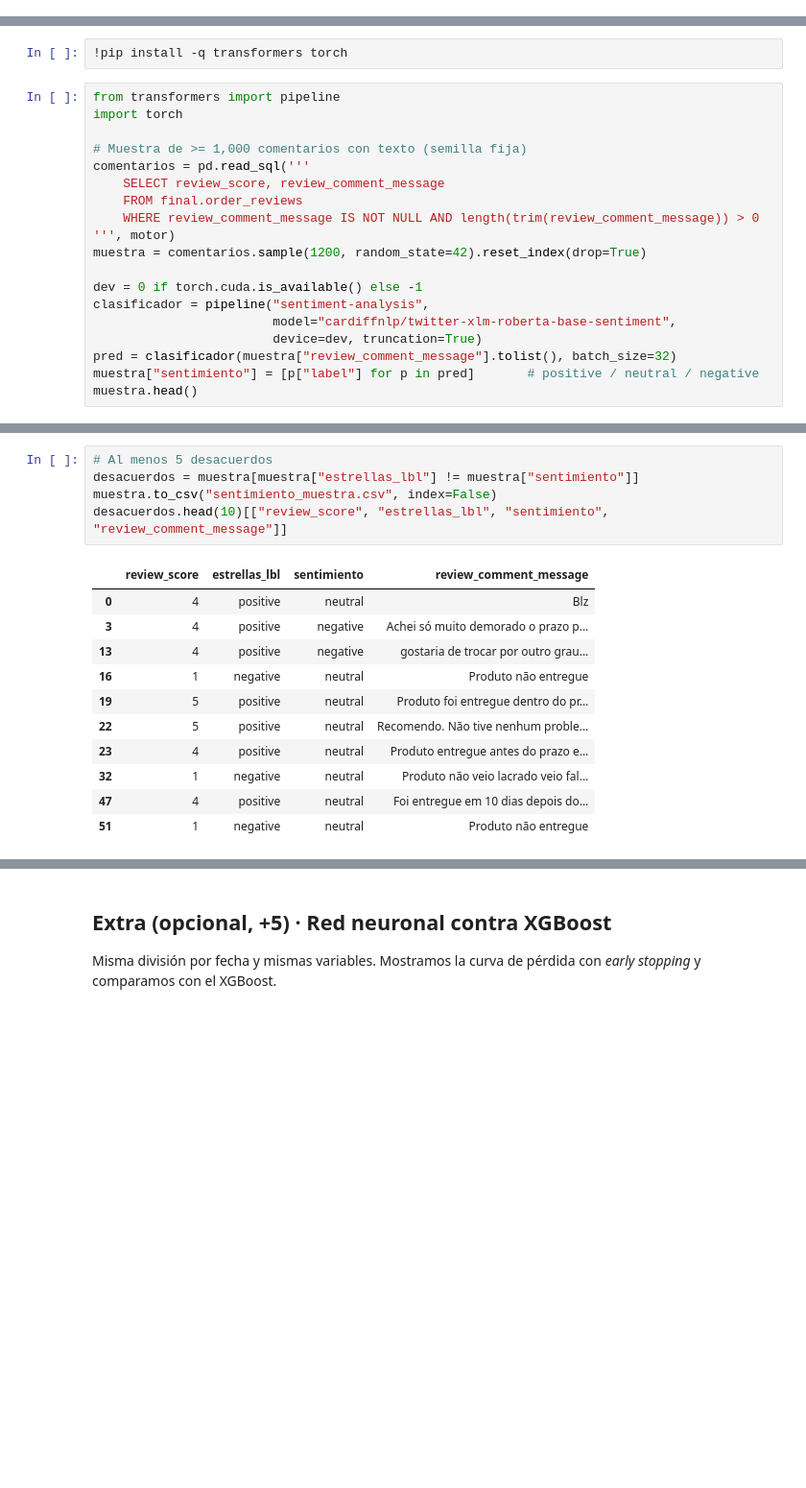
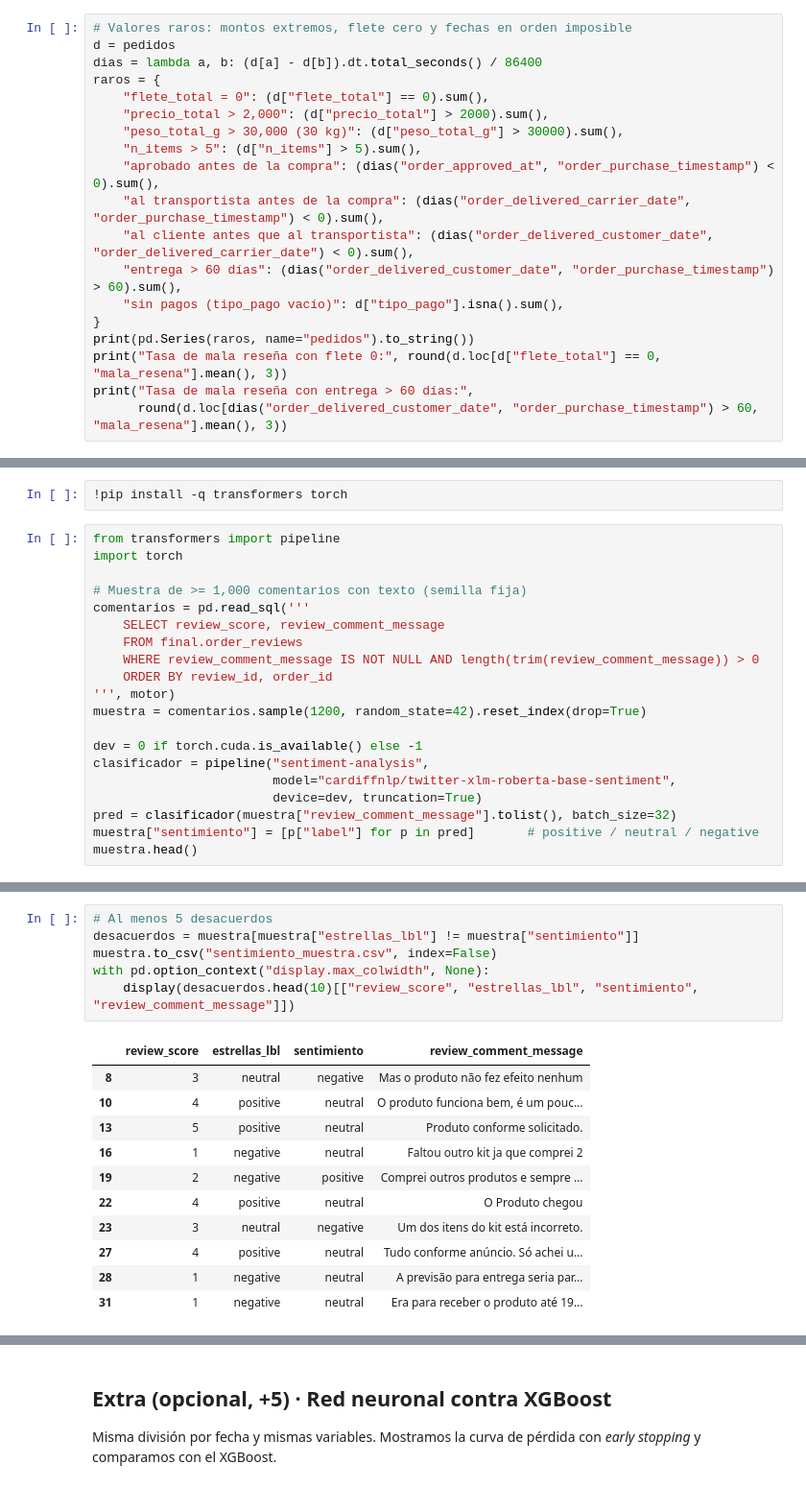
Before and after one commit to javierandino1765/olist, a Jupyter notebook: Proyecto_Final.ipynb, the cells around one changed output, grey strips where cells are left out. Shown at 96% size. Saved outputs shown, nothing was run; the diff lists cells and outputs as text; blank space fills up the shorter version.

```diff
--- a/Proyecto_Final.ipynb
+++ b/Proyecto_Final.ipynb
@@ -171,3 +174,22 @@ categoria                       1263
 | 50% | 1.00 | 1.00 | 86.90 | 16.79 | 800.00 | 2.00 | 2.00 | ... |
 | 75% | 1.00 | 1.00 | 149.90 | 23.70 | 2150.00 | 3.00 | 4.00 | ... |
 | max | 21.00 | 5.00 | 13440.00 | 1002.29 | 184400.00 | 20.00 | 24.00 | ... |
+# %%
+# Valores raros: montos extremos, flete cero y fechas en orden imposible
+d = pedidos
+dias = lambda a, b: (d[a] - d[b]).dt.total_seconds() / 86400
+raros = {
+    "flete_total = 0": (d["flete_total"] == 0).sum(),
+    "precio_total > 2,000": (d["precio_total"] > 2000).sum(),
+    "peso_total_g > 30,000 (30 kg)": (d["peso_total_g"] > 30000).sum(),
+    "n_items > 5": (d["n_items"] > 5).sum(),
+    "aprobado antes de la compra": (dias("order_approved_at", "order_purchase_timestamp") < 0).sum(),
+    "al transportista antes de la compra": (dias("order_delivered_carrier_date", "order_purchase_timestamp") < 0).sum(),
+    "al cliente antes que al transportista": (dias("order_delivered_customer_date", "order_delivered_carrier_date") < 0).sum(),
+    "entrega > 60 días": (dias("order_delivered_customer_date", "order_purchase_timestamp") > 60).sum(),
+    "sin pagos (tipo_pago vacío)": d["tipo_pago"].isna().sum(),
+}
+print(pd.Series(raros, name="pedidos").to_string())
+print("Tasa de mala reseña con flete 0:", round(d.loc[d["flete_total"] == 0, "mala_resena"].mean(), 3))
+print("Tasa de mala reseña con entrega > 60 días:",
+      round(d.loc[dias("order_delivered_customer_date", "order_purchase_timestamp") > 60, "mala_resena"].mean(), 3))
@@ -559,6 +645,7 @@ comentarios = pd.read_sql('''
     SELECT review_score, review_comment_message
     FROM final.order_reviews
     WHERE review_comment_message IS NOT NULL AND length(trim(review_comment_message)) > 0
+    ORDER BY review_id, order_id
 ''', motor)
 muestra = comentarios.sample(1200, random_state=42).reset_index(drop=True)
 
@@ -601,20 +685,21 @@ Coincidencia sentimiento vs estrellas: 70.7 %
 # %%
 # Al menos 5 desacuerdos
 desacuerdos = muestra[muestra["estrellas_lbl"] != muestra["sentimiento"]]
 muestra.to_csv("sentimiento_muestra.csv", index=False)
-desacuerdos.head(10)[["review_score", "estrellas_lbl", "sentimiento", "review_comment_message"]]
+with pd.option_context("display.max_colwidth", None):
+    display(desacuerdos.head(10)[["review_score", "estrellas_lbl", "sentimiento", "review_comment_message"]])
 # %% [output]
 |  | review_score | estrellas_lbl | sentimiento | review_comment_message |
-| 0 | 4 | positive | neutral | Blz |
-| 3 | 4 | positive | negative | Achei só muito demorado o prazo p... |
-| 13 | 4 | positive | negative | gostaria de trocar por outro grau... |
-| 16 | 1 | negative | neutral | Produto não entregue |
-| 19 | 5 | positive | neutral | Produto foi entregue dentro do pr... |
-| 22 | 5 | positive | neutral | Recomendo. Não tive nenhum proble... |
-| 23 | 4 | positive | neutral | Produto entregue antes do prazo e... |
-| 32 | 1 | negative | neutral | Produto não veio lacrado veio fal... |
-| 47 | 4 | positive | neutral | Foi entregue em 10 dias depois do... |
-| 51 | 1 | negative | neutral | Produto não entregue |
+| 8 | 3 | neutral | negative | Mas o produto não fez efeito nenhum |
+| 10 | 4 | positive | neutral | O produto funciona bem, é um pouc... |
+| 13 | 5 | positive | neutral | Produto conforme solicitado. |
+| 16 | 1 | negative | neutral | Faltou outro kit ja que comprei 2 |
+| 19 | 2 | negative | positive | Comprei outros produtos e sempre ... |
+| 22 | 4 | positive | neutral | O Produto chegou |
+| 23 | 3 | neutral | negative | Um dos itens do kit está incorreto. |
+| 27 | 4 | positive | neutral | Tudo conforme anúncio. Só achei u... |
+| 28 | 1 | negative | neutral | A previsão para entrega seria par... |
+| 31 | 1 | negative | neutral | Era para receber o produto até 19... |
 # %% [markdown]
 ### Preguntas
 
```
Also changed, not shown: parts of 29 cells of this notebook, 16 other files.
